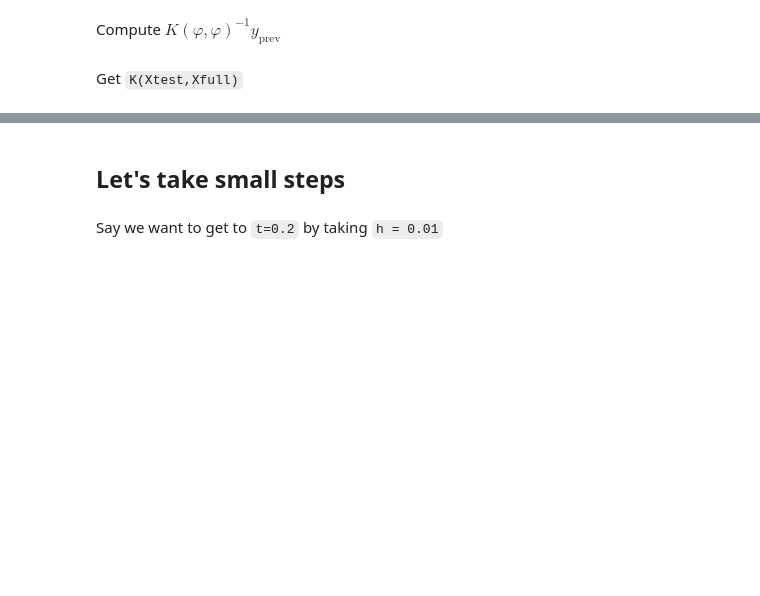
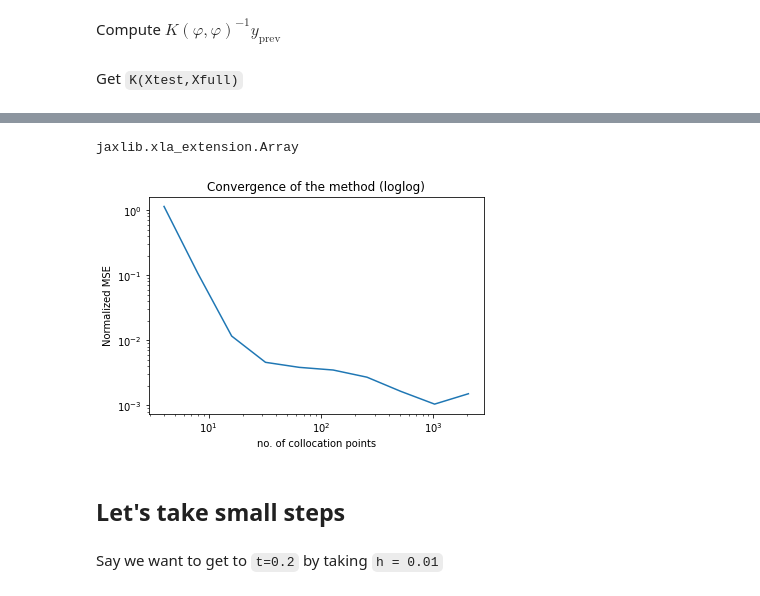
Before and after one commit to jfelipeosorio/kinetick, a Jupyter notebook: pdes/advectionequation.ipynb, the cells around one changed output, grey strips where cells are left out. Cells and saved outputs as stored; diff of their text form; code cells hidden in the pictures; blank space fills up the shorter version.

```diff
--- a/pdes/advectionequation.ipynb
+++ b/pdes/advectionequation.ipynb
@@ -159,3 +190,16 @@ plt.show()
+# %%
+type(Kphiphi)
+# %% [output]
+jaxlib.xla_extension.Array
+# %%
+xrange = 2**np.arange(2,12)
+plt.loglog(xrange,mses)
+plt.xlabel('no. of collocation points')
+plt.ylabel('Normalized MSE')
+plt.title('Convergence of the method (loglog)')
+plt.show()
+# %% [output]
+[figure, added]
 # %% [markdown]
 ## Let's take small steps
 # %% [markdown]
```
Also changed, not shown: parts of 5 cells of this notebook.
